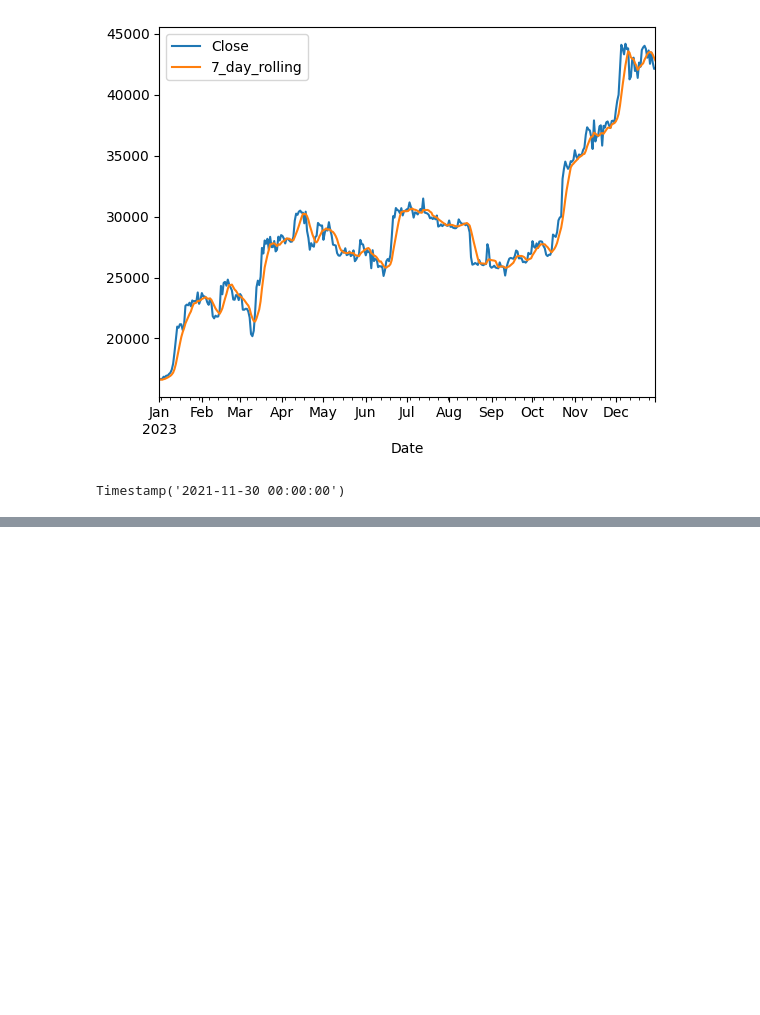
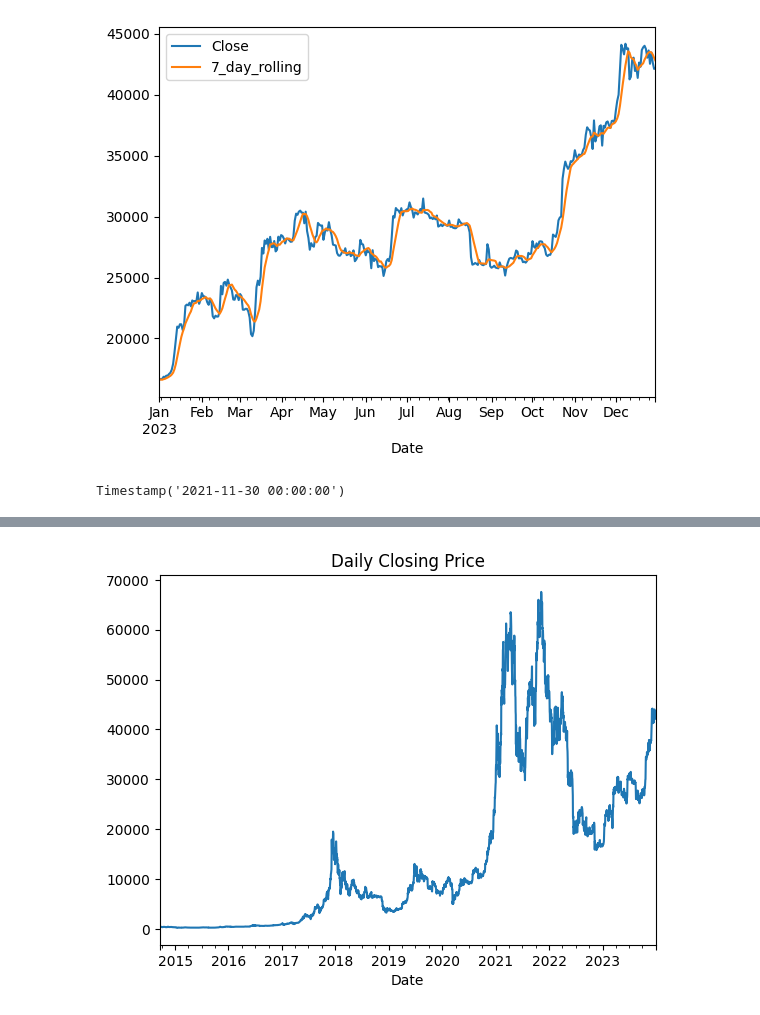
Before and after one commit to Mnr04/Time_series_analysis_course, a Jupyter notebook: Cours1_TSA.ipynb, the cells around one changed output, grey strips where cells are left out. Saved outputs shown, nothing was run; the diff lists cells and outputs as text; code cells hidden in the pictures; blank space fills up the shorter version.

```diff
--- a/Cours1_TSA.ipynb
+++ b/Cours1_TSA.ipynb
@@ -98,0 +101,6 @@ volatility
+# %%
+# Daily Closing Price Plot
+df["Close"].plot(title = 'Daily Closing Price')
+plt.show()
+# %% [output]
+[figure, added]
```
Also changed, not shown: parts of 13 cells of this notebook.
